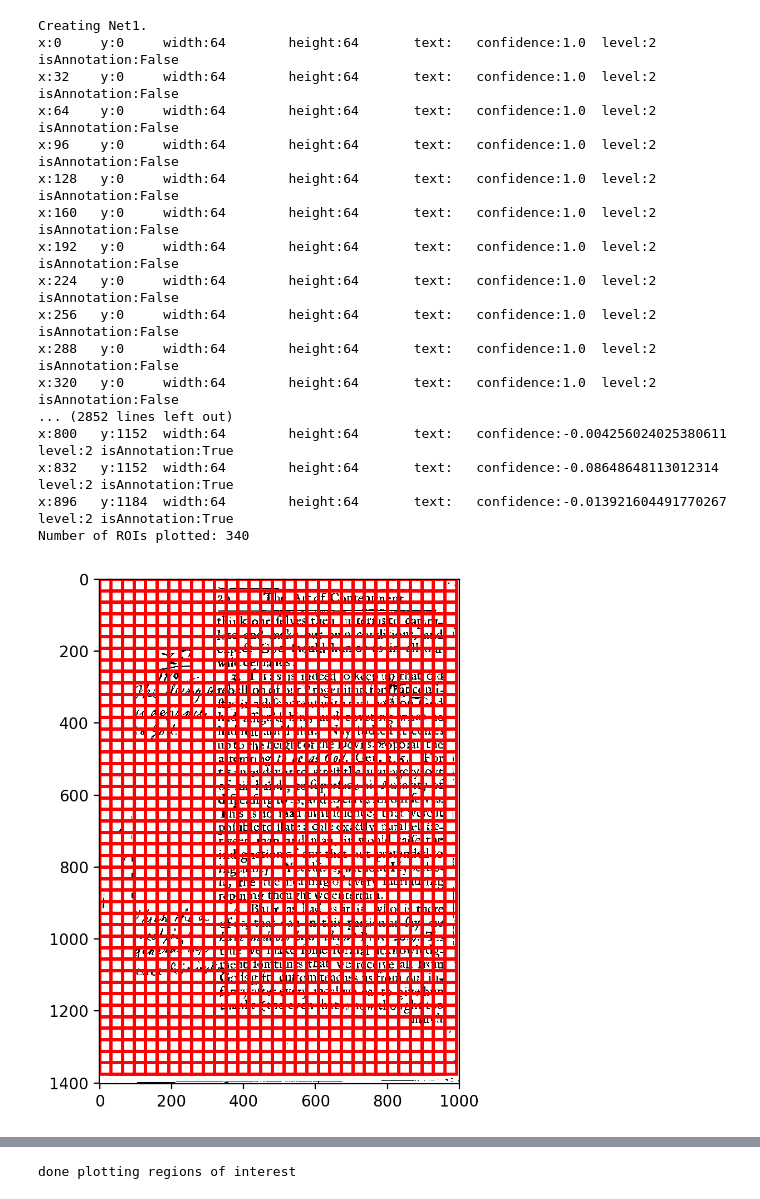
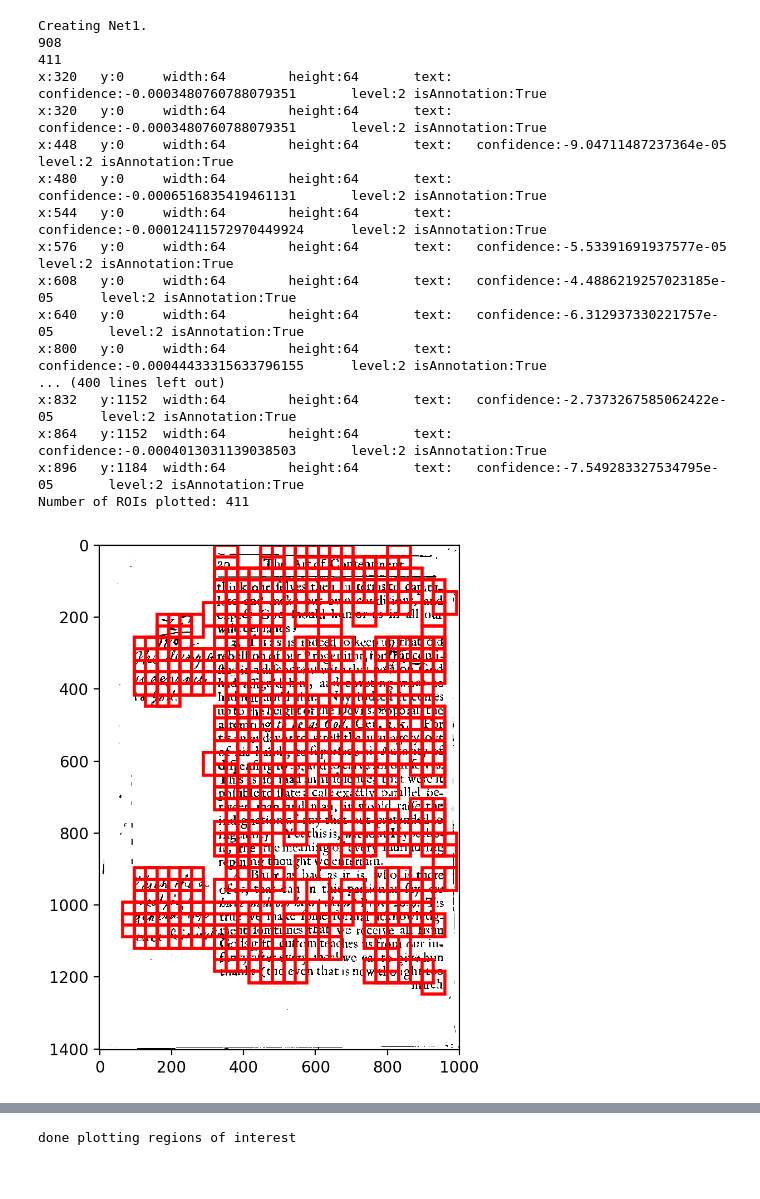
Before and after one commit to collectionslab/Omniscribe, a Jupyter notebook: experiments/cnn/notebooks/net1-IAM-visualize.ipynb, the cells around one changed output, grey strips where cells are left out. Drawn from its saved outputs; the diff is of its cells as text; code cells hidden in the pictures.

```diff
--- a/experiments/cnn/notebooks/net1-IAM-visualize.ipynb
+++ b/experiments/cnn/notebooks/net1-IAM-visualize.ipynb
@@ -46,51 +47,81 @@ from model_utils import create_model_architecture
 from bounding_box_classification import get_pos_rois
 # net1 = Net1()
 net1 = create_model_architecture('net1', use_gpu = False)
 # net1.load_state_dict(torch.load('models/net1-IAM-1.pt'))
-net1.load_state_dict(torch.load('models/net1-aa_64-1.pt'))
+net1.load_state_dict(torch.load('models/net1-aa_64-20.pt'))
 
 
 # Modify this as necessary
 # imgrois = [ImageROI(0, 0, 1000, 700), ImageROI(0, 750, 1000, 500)]
 net1.train(False)
 with torch.set_grad_enabled(False):
     pos_rois = get_pos_rois(net1,
                             (img_loc, imgrois),
                             model_transform = net1_data_transforms['test'],
                             model_input_size = (64,64),
                             stride=(32, 32))
 
 # for rois in pos_rois:
 #     for roi in rois:
 #         print(roi.toString())
 
 all_rois = [roi for rois in pos_rois for roi in rois]
+confs = [roi.confidence for roi in all_rois]
 
-print('number of pos ROIs found', len(all_rois))
+
+
+#print(confs)
+# import matplotlib.pyplot as plt
+
+# n, bins, patches = plt.hist(confs,908)
+# plt.show()
+
+# print(bins)
+
+
+
+
+
+print(len(all_rois))
+threshold = -7.58074643e-04
+thresholded_rois = [roi for roi in all_rois if roi.confidence >= threshold]
+print(len(thresholded_rois))
+print(thresholded_rois[0].toString())
+
+
+
+from detection.lib.utils.Utils import plt_img
+plt_img(imgarr, rois=[(thresholded_rois, 'r')])#, roi_level_set=roi_level_set)
+
+
+
+
+
+#print('number of pos ROIs found', len(all_rois))
 
 # from detection.lib.ImgProcessor import ImgProcessor
-from detection.lib.utils.Utils import plt_img
+#from detection.lib.utils.Utils import plt_img
 # plot the rois and plot only certain information according to the set
 # imgProcessor = ImgProcessor()
 # img = imgProcessor.loadImage(inFilename=img_loc)
 # roi_level_set = set([1])
-plt_img(imgarr, rois=[(all_rois, 'r')])#, roi_level_set=roi_level_set)
+#plt_img(imgarr, rois=[(all_rois, 'r')])#, roi_level_set=roi_level_set)
 # %% [output]
 Creating Net1.
-x:0     y:0     width:64        height:64       text:   confidence:1.0  level:2 isAnnotation:False
-x:32    y:0     width:64        height:64       text:   confidence:1.0  level:2 isAnnotation:False
-x:64    y:0     width:64        height:64       text:   confidence:1.0  level:2 isAnnotation:False
-x:96    y:0     width:64        height:64       text:   confidence:1.0  level:2 isAnnotation:False
-x:128   y:0     width:64        height:64       text:   confidence:1.0  level:2 isAnnotation:False
-x:160   y:0     width:64        height:64       text:   confidence:1.0  level:2 isAnnotation:False
-x:192   y:0     width:64        height:64       text:   confidence:1.0  level:2 isAnnotation:False
-x:224   y:0     width:64        height:64       text:   confidence:1.0  level:2 isAnnotation:False
-x:256   y:0     width:64        height:64       text:   confidence:1.0  level:2 isAnnotation:False
-x:288   y:0     width:64        height:64       text:   confidence:1.0  level:2 isAnnotation:False
-x:320   y:0     width:64        height:64       text:   confidence:1.0  level:2 isAnnotation:False
-... (2852 lines left out)
-x:800   y:1152  width:64        height:64       text:   confidence:-0.004256024025380611        level:2 isAnnotation:True
-x:832   y:1152  width:64        height:64       text:   confidence:-0.08648648113012314 level:2 isAnnotation:True
-x:896   y:1184  width:64        height:64       text:   confidence:-0.013921604491770267        level:2 isAnnotation:True
-Number of ROIs plotted: 340
+908
+411
+x:320   y:0     width:64        height:64       text:   confidence:-0.0003480760788079351       level:2 isAnnotation:True
+x:320   y:0     width:64        height:64       text:   confidence:-0.0003480760788079351       level:2 isAnnotation:True
+x:448   y:0     width:64        height:64       text:   confidence:-9.04711487237364e-05        level:2 isAnnotation:True
+x:480   y:0     width:64        height:64       text:   confidence:-0.0006516835419461131       level:2 isAnnotation:True
+x:544   y:0     width:64        height:64       text:   confidence:-0.00012411572970449924      level:2 isAnnotation:True
+x:576   y:0     width:64        height:64       text:   confidence:-5.53391691937577e-05        level:2 isAnnotation:True
+x:608   y:0     width:64        height:64       text:   confidence:-4.4886219257023185e-05      level:2 isAnnotation:True
+x:640   y:0     width:64        height:64       text:   confidence:-6.312937330221757e-05       level:2 isAnnotation:True
+x:800   y:0     width:64        height:64       text:   confidence:-0.00044433315633796155      level:2 isAnnotation:True
+... (400 lines left out)
+x:832   y:1152  width:64        height:64       text:   confidence:-2.7373267585062422e-05      level:2 isAnnotation:True
+x:864   y:1152  width:64        height:64       text:   confidence:-0.0004013031139038503       level:2 isAnnotation:True
+x:896   y:1184  width:64        height:64       text:   confidence:-7.549283327534795e-05       level:2 isAnnotation:True
+Number of ROIs plotted: 411
-[figure, old version]
+[figure, new version]
```
Also changed, not shown: parts of 2 cells of this notebook, 1 other file.
